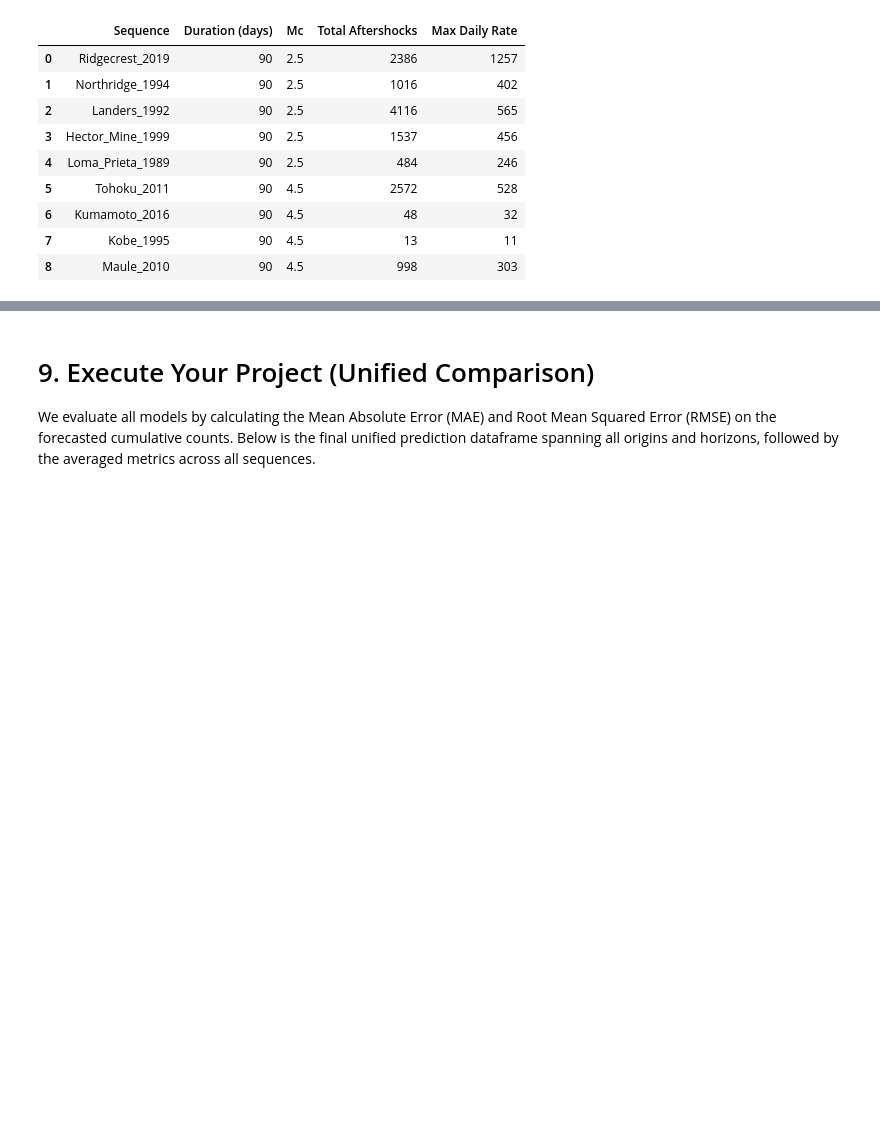
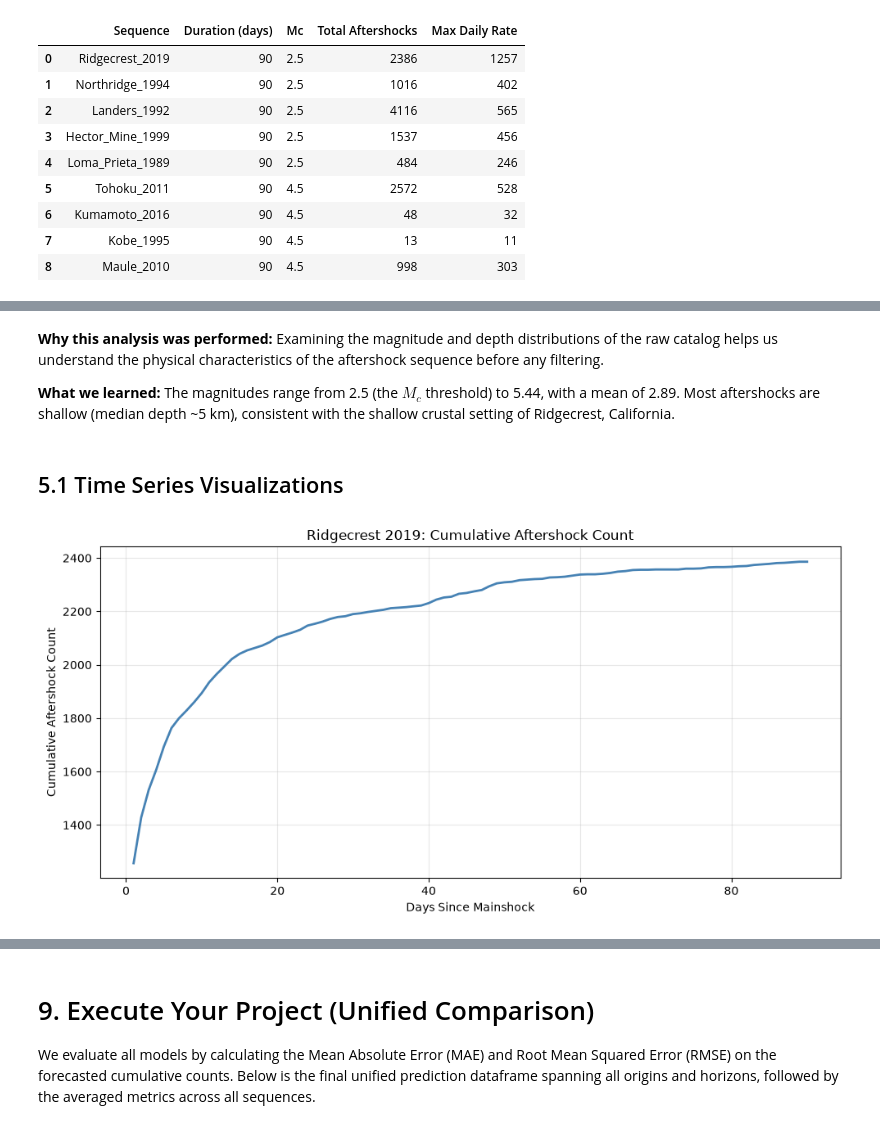
Before and after one commit to cronenberg64/aftershock-decay-forecasting, a Jupyter notebook: notebooks/capstone_main.ipynb, the cells around one changed output, grey strips where cells are left out. Saved outputs shown, nothing was run; the diff lists cells and outputs as text; code cells hidden in the pictures; blank space fills up the shorter version.

Commit message:
update notebook methodology, add requirements

```diff
--- a/notebooks/capstone_main.ipynb
+++ b/notebooks/capstone_main.ipynb
@@ -25,13 +25,18 @@ Data was sourced from the United States Geological Survey (USGS) Advanced Nation
 
 Below is the manifest of downloaded data showing the parameters used for each download:
 # %%
+%matplotlib inline
 import pandas as pd
 import numpy as np
 import os
 import matplotlib.pyplot as plt
+import seaborn as sns
+import warnings
 from IPython.display import display, Markdown
 
-PROJECT_ROOT = os.path.dirname(os.getcwd())
+warnings.filterwarnings('ignore')
+
+PROJECT_ROOT = os.path.abspath(os.path.join(os.getcwd(), "..")) if os.getcwd().endswith("notebooks") else os.getcwd()
 MANIFEST_PATH = os.path.join(PROJECT_ROOT, 'data', 'raw', 'MANIFEST.md')
 
 if os.path.exists(MANIFEST_PATH):
@@ -238,0 +173,24 @@ We applied the following suite of models using rolling-origin cross-validation (
+# %% [markdown]
+**Why this analysis was performed:**
+Examining the magnitude and depth distributions of the raw catalog helps us understand the physical characteristics of the aftershock sequence before any filtering.
+
+**What we learned:**
+The magnitudes range from 2.5 (the $M_c$ threshold) to 5.44, with a mean of 2.89. Most aftershocks are shallow (median depth ~5 km), consistent with the shallow crustal setting of Ridgecrest, California.
+# %% [markdown]
+## 5.1 Time Series Visualizations
+# %%
+# Load the processed daily data for Ridgecrest
+rc_daily = pd.read_parquet(os.path.join(PROJECT_ROOT, 'data', 'processed', 'Ridgecrest_2019_sequences_daily.parquet'))
+
+# Plot 1: Cumulative aftershock count over time
+fig, ax = plt.subplots(figsize=(10, 5))
+ax.plot(rc_daily['days_since_mainshock'], rc_daily['cumulative_count'],
+        color='steelblue', linewidth=2)
+ax.set_xlabel('Days Since Mainshock')
+ax.set_ylabel('Cumulative Aftershock Count')
+ax.set_title('Ridgecrest 2019: Cumulative Aftershock Count')
+ax.grid(True, alpha=0.3)
+plt.tight_layout()
+plt.show()
+# %% [output]
+[figure, added]
```
Also changed, not shown: parts of 98 cells of this notebook, 3 other files.
